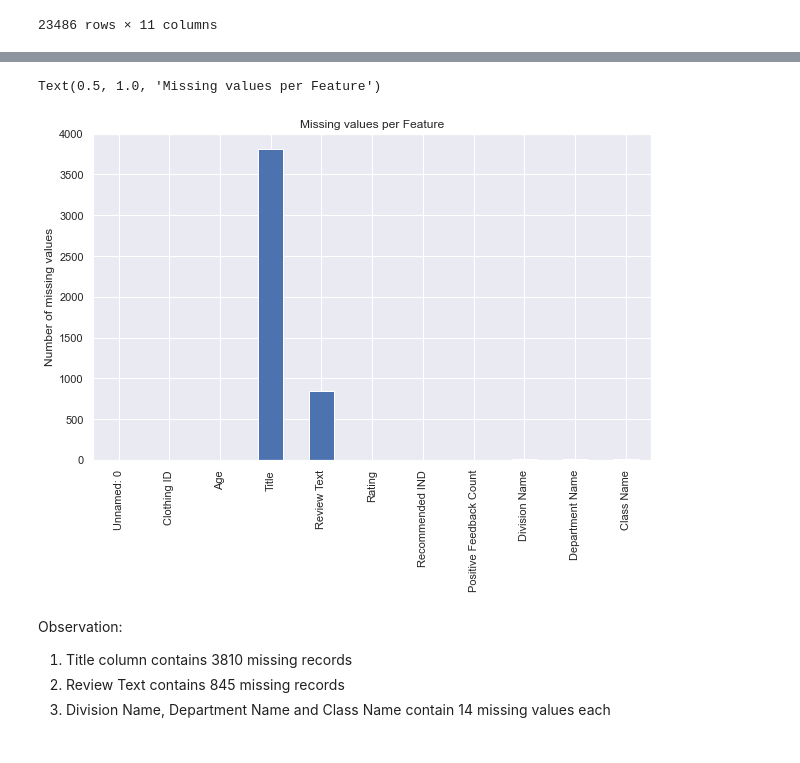
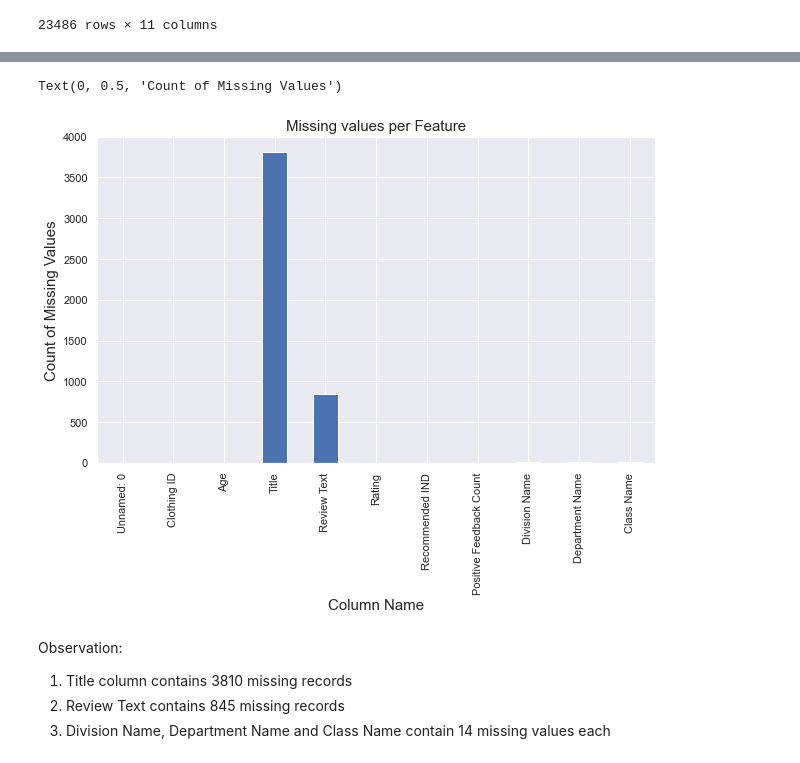
Before and after one commit to ArsalRahimMLE/Women-s-E-Commerce-Clothing-Reviews, a Jupyter notebook: Sentiment Analysis.ipynb, the cells around one changed output, grey strips where cells are left out. Drawn from its saved outputs; the diff is of its cells as text; code cells hidden in the pictures.

```diff
--- a/Sentiment Analysis.ipynb
+++ b/Sentiment Analysis.ipynb
@@ -135,11 +141,12 @@ dtype: int64
 # %%
 sns.set(rc={'figure.figsize':(10,6)})
 pd.isnull(df).sum().plot(kind='bar')
-plt.ylabel('Number of missing values')
-plt.title('Missing values per Feature')
+plt.title('Missing values per Feature',size = 15)
+plt.xlabel('Column Name',size = 15)
+plt.ylabel('Count of Missing Values', size = 15)
 # %% [output]
-Text(0.5, 1.0, 'Missing values per Feature')
+Text(0, 0.5, 'Count of Missing Values')
-[figure, old version]
+[figure, new version]
 # %% [markdown]
 Observation:
 1. Title column contains 3810 missing records
```
Also changed, not shown: parts of 109 cells of this notebook.
